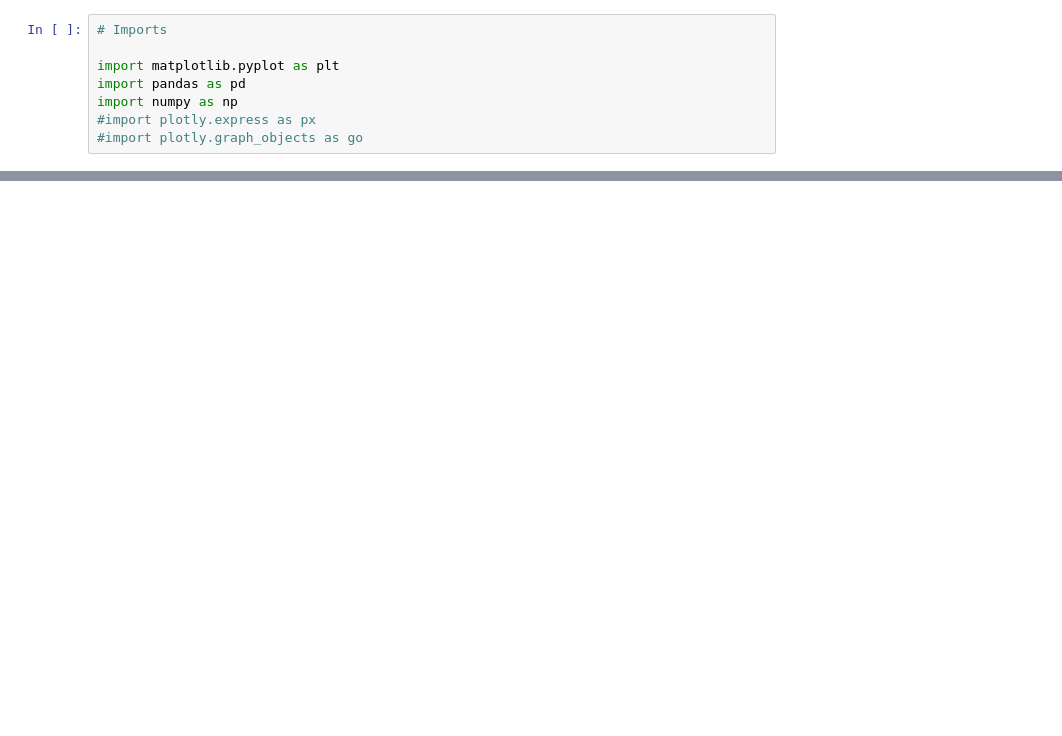
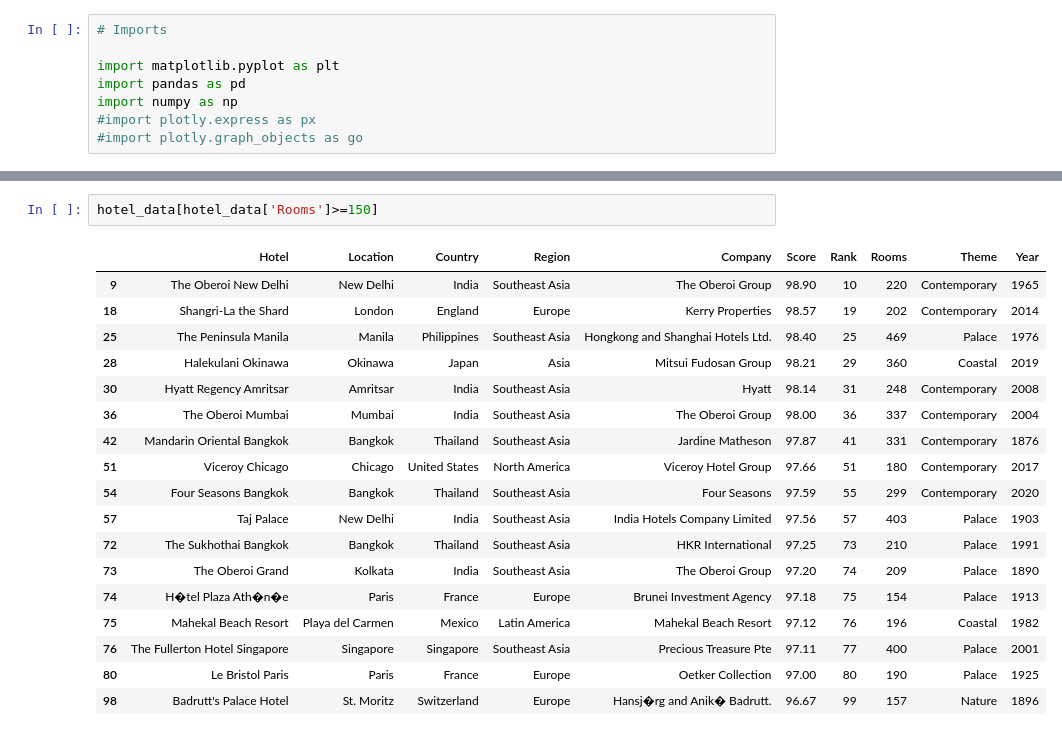
Before and after one commit to squarepusher83/learning, a Jupyter notebook: learning.ipynb, the cells around one changed output, grey strips where cells are left out. Cells and saved outputs as stored; diff of their text form; blank space fills up the shorter version.

```diff
--- a/learning.ipynb
+++ b/learning.ipynb
@@ -14,0 +118,21 @@ hotel_data = pd.read_csv('100_hotels.csv')
+# %%
+hotel_data[hotel_data['Rooms']>=150]
+# %% [output]
+|  | Hotel | Location | Country | Region | Company | Score | Rank | Rooms | Theme | Year |
+| 9 | The Oberoi New Delhi | New Delhi | India | Southeast Asia | The Oberoi Group | 98.90 | 10 | 220 | Contemporary | 1965 |
+| 18 | Shangri-La the Shard | London | England | Europe | Kerry Properties | 98.57 | 19 | 202 | Contemporary | 2014 |
+| 25 | The Peninsula Manila | Manila | Philippines | Southeast Asia | Hongkong and Shanghai Hotels Ltd. | 98.40 | 25 | 469 | Palace | 1976 |
+| 28 | Halekulani Okinawa | Okinawa | Japan | Asia | Mitsui Fudosan Group | 98.21 | 29 | 360 | Coastal | 2019 |
+| 30 | Hyatt Regency Amritsar | Amritsar | India | Southeast Asia | Hyatt | 98.14 | 31 | 248 | Contemporary | 2008 |
+| 36 | The Oberoi Mumbai | Mumbai | India | Southeast Asia | The Oberoi Group | 98.00 | 36 | 337 | Contemporary | 2004 |
+| 42 | Mandarin Oriental Bangkok | Bangkok | Thailand | Southeast Asia | Jardine Matheson | 97.87 | 41 | 331 | Contemporary | 1876 |
+| 51 | Viceroy Chicago | Chicago | United States | North America | Viceroy Hotel Group | 97.66 | 51 | 180 | Contemporary | 2017 |
+| 54 | Four Seasons Bangkok | Bangkok | Thailand | Southeast Asia | Four Seasons | 97.59 | 55 | 299 | Contemporary | 2020 |
+| 57 | Taj Palace | New Delhi | India | Southeast Asia | India Hotels Company Limited | 97.56 | 57 | 403 | Palace | 1903 |
+| 72 | The Sukhothai Bangkok | Bangkok | Thailand | Southeast Asia | HKR International | 97.25 | 73 | 210 | Palace | 1991 |
+| 73 | The Oberoi Grand | Kolkata | India | Southeast Asia | The Oberoi Group | 97.20 | 74 | 209 | Palace | 1890 |
+| 74 | H�tel Plaza Ath�n�e | Paris | France | Europe | Brunei Investment Agency | 97.18 | 75 | 154 | Palace | 1913 |
+| 75 | Mahekal Beach Resort | Playa del Carmen | Mexico | Latin America | Mahekal Beach Resort | 97.12 | 76 | 196 | Coastal | 1982 |
+| 76 | The Fullerton Hotel Singapore | Singapore | Singapore | Southeast Asia | Precious Treasure Pte | 97.11 | 77 | 400 | Palace | 2001 |
+| 80 | Le Bristol Paris | Paris | France | Europe | Oetker Collection | 97.00 | 80 | 190 | Palace | 1925 |
+| 98 | Badrutt's Palace Hotel | St. Moritz | Switzerland | Europe | Hansj�rg and Anik� Badrutt. | 96.67 | 99 | 157 | Nature | 1896 |
```
Also changed, not shown: parts of 14 cells of this notebook.
